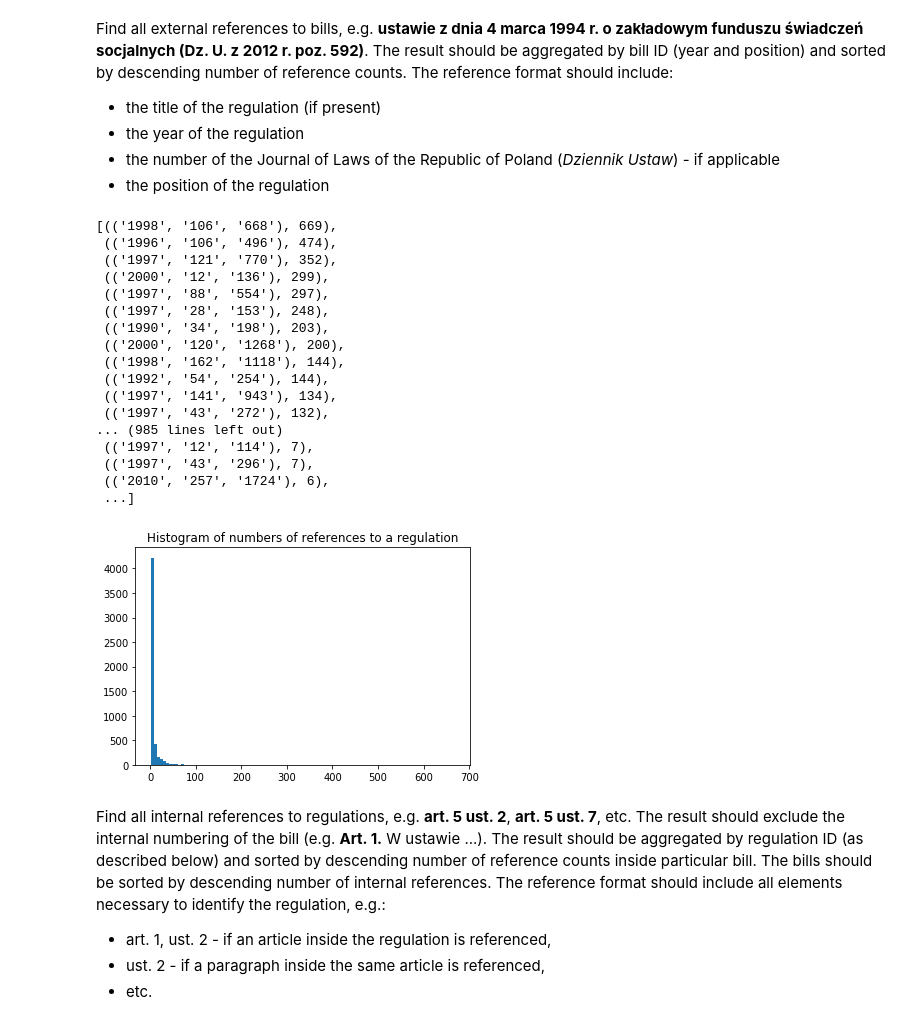
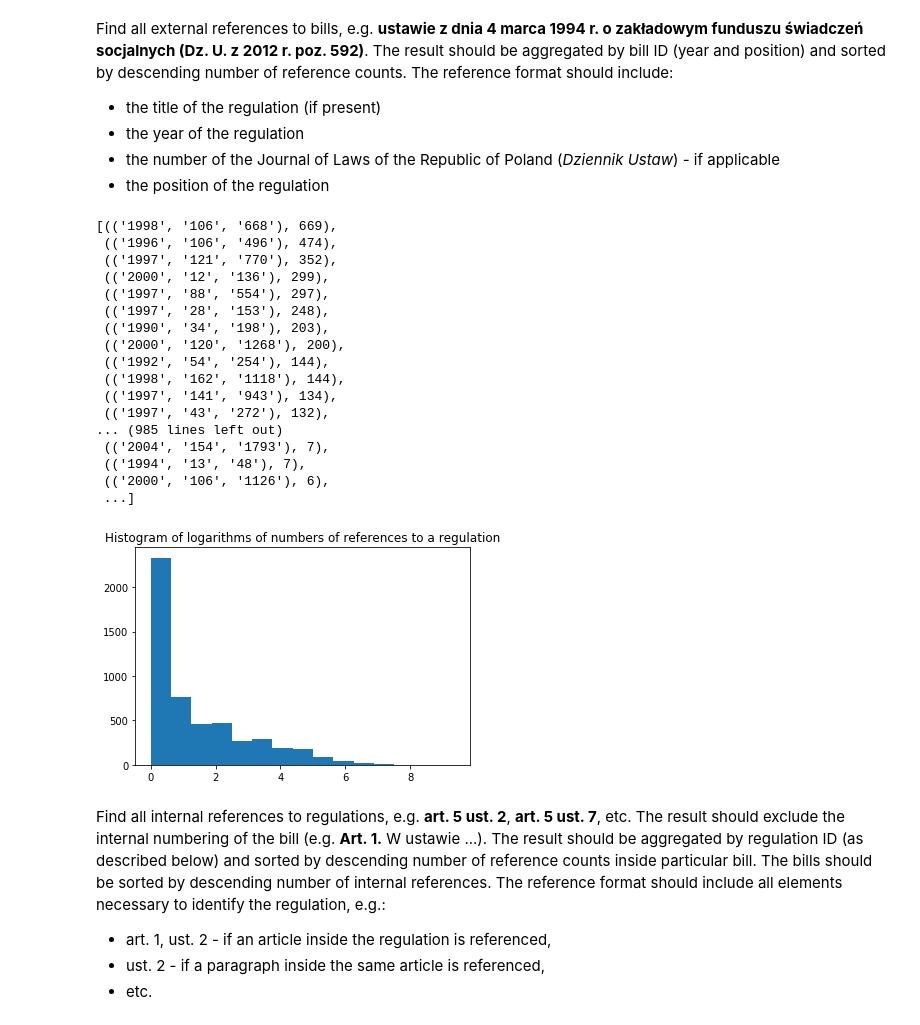
Before and after one commit to mprzewie/nlp_course, a Jupyter notebook: lab1/lab1.ipynb, the cells around one changed output. Saved outputs shown, nothing was run; the diff lists cells and outputs as text; code cells hidden in the pictures.

```diff
--- a/lab1/lab1.ipynb
+++ b/lab1/lab1.ipynb
@@ -55,21 +56,21 @@ Find all external references to bills, e.g. **ustawie z dnia
    * the number of the Journal of Laws of the Republic of Poland (*Dziennik Ustaw*) - if applicable
    * the position of the regulation
 # %%
-regexp1 = "Dz[.]\s*U[.]" \
+regexp1_1 = "Dz[.]\s*U[.]" \
 "(((\s*z\s*\d{4}\s*r[.])?\s*(Nr\s*(\d+),\s*poz[.]\s*(\d+))\s*(,|i|oraz)?)+)" \
 
-regexp2 = "(z\s*(\d{4})\s*r[.]\s*((Nr\s*\d+\s*,\s*poz[.]\s*\d+\s*(,|i)?\s*)+))"
+regexp1_2 = "(z\s*(\d{4})\s*r[.]\s*((Nr\s*\d+\s*,\s*poz[.]\s*\d+\s*(,|i)?\s*)+))"
 
-regexp3 = "Nr\s*(\d+)\s*,\s*poz[.]\s*(\d+)"
+regexp1_3 = "Nr\s*(\d+)\s*,\s*poz[.]\s*(\d+)"
 # %%
 def get_references(text):
     result = []
-    journal_references = [jr[0] for jr in regex.findall(regexp1, text)]
+    journal_references = [jr[0] for jr in regex.findall(regexp1_1, text)]
     for jr in journal_references:
-        years_refs = regex.findall(regexp2, jr)
+        years_refs = regex.findall(regexp1_2, jr)
         for yr in years_refs:
             year = yr[1]
-            refs = regex.findall(regexp3, yr[2])
+            refs = regex.findall(regexp1_3, yr[2])
             result.extend([(year, *ref) for ref in refs])
     return result
 # %%
@@ -101,21 +102,21 @@ sorted(refs_and_counts, key=lambda rc: -rc[1])
  (('1997', '28', '153'), 248),
  (('1990', '34', '198'), 203),
  (('2000', '120', '1268'), 200),
+ (('1992', '54', '254'), 144),
  (('1998', '162', '1118'), 144),
- (('1992', '54', '254'), 144),
  (('1997', '141', '943'), 134),
  (('1997', '43', '272'), 132),
 ... (985 lines left out)
- (('1997', '12', '114'), 7),
- (('1997', '43', '296'), 7),
- (('2010', '257', '1724'), 6),
+ (('2004', '154', '1793'), 7),
+ (('1994', '13', '48'), 7),
+ (('2000', '106', '1126'), 6),
  ...]
 # %%
-plt.hist([rc[1] for rc in refs_and_counts], bins=100)
-plt.title("Histogram of numbers of references to a regulation")
+plt.hist([np.log2(rc[1]) for rc in refs_and_counts], bins=15)
+plt.title("Histogram of logarithms of numbers of references to a regulation")
 plt.show()
 # %% [output]
-[figure, old version]
+[figure, new version]
 # %% [markdown]
 Find all internal references to regulations, e.g.  **art.  5 ust. 2**, **art. 5 ust. 7**, etc. The result should
    exclude the internal numbering of the bill (e.g. **Art. 1.** W ustawie ...).
```
Also changed, not shown: parts of 10 cells of this notebook.
